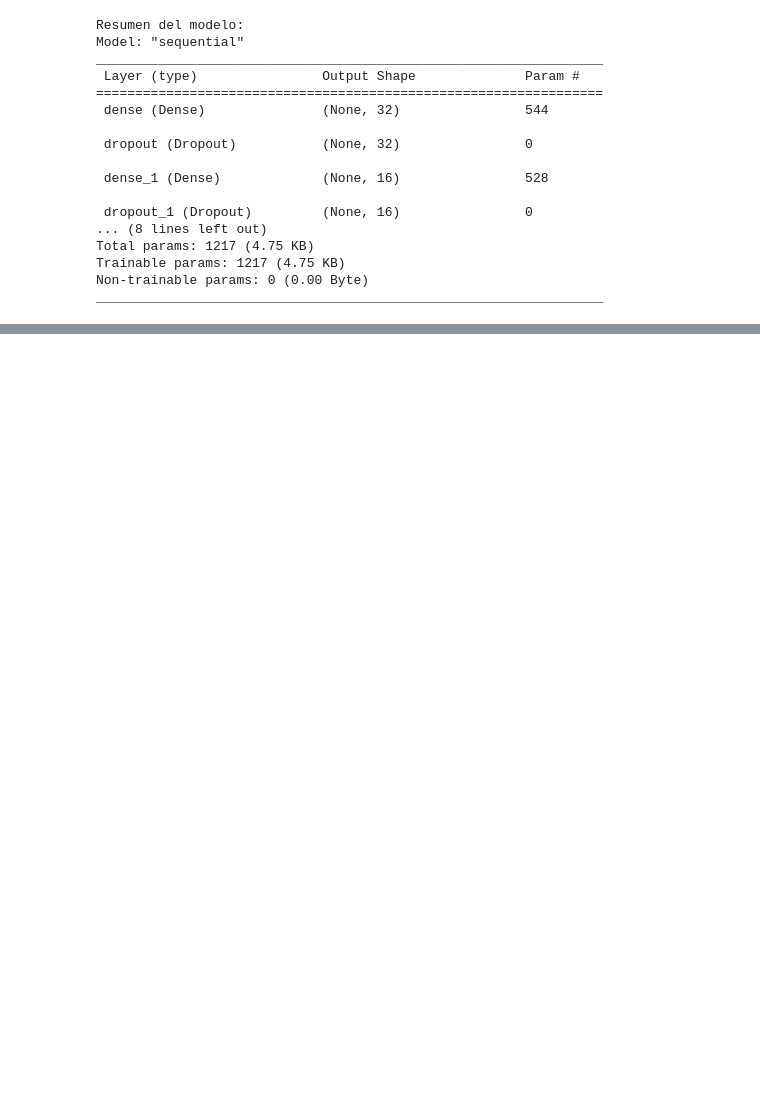
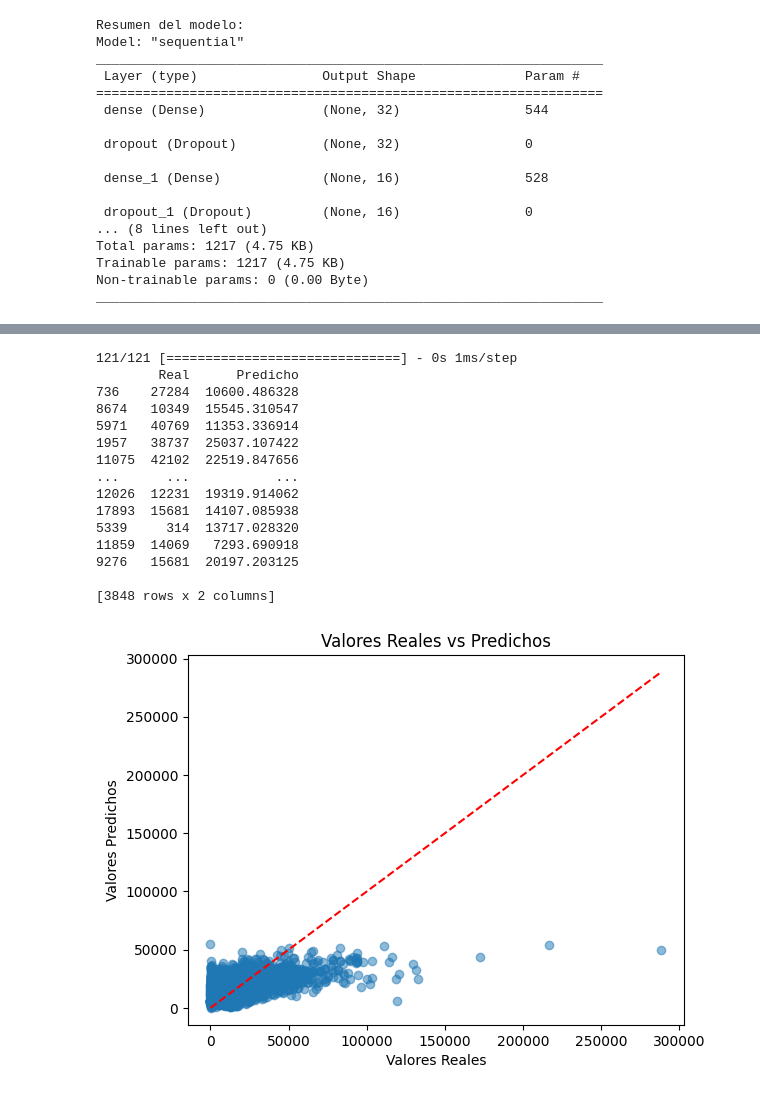
Before and after one commit to ricmiber96/IABD, a Jupyter notebook: proyectos/Car_Price_Challenge/notebook/car_prediction.ipynb, the cells around one changed output, grey strips where cells are left out. Saved outputs shown, nothing was run; the diff lists cells and outputs as text; code cells hidden in the pictures; blank space fills up the shorter version.

```diff
--- a/proyectos/Car_Price_Challenge/notebook/car_prediction.ipynb
+++ b/proyectos/Car_Price_Challenge/notebook/car_prediction.ipynb
@@ -385,0 +341,35 @@ plt.show()
+# %%
+# Hacer predicciones
+y_pred = model.predict(X_test)
+
+# Comparar valores reales vs predichos
+results = pd.DataFrame({"Real": y_test, "Predicho": y_pred.flatten()})
+print(results)
+
+
+import matplotlib.pyplot as plt
+
+# Graficar valores reales vs predichos
+plt.scatter(y_test, y_pred, alpha=0.5)
+plt.plot([min(y_test), max(y_test)], [min(y_test), max(y_test)], color="red", linestyle="--")
+plt.xlabel("Valores Reales")
+plt.ylabel("Valores Predichos")
+plt.title("Valores Reales vs Predichos")
+plt.show()
+# %% [output]
+121/121 [==============================] - 0s 1ms/step
+        Real      Predicho
+736    27284  10600.486328
+8674   10349  15545.310547
+5971   40769  11353.336914
+1957   38737  25037.107422
+11075  42102  22519.847656
+...      ...           ...
+12026  12231  19319.914062
+17893  15681  14107.085938
+5339     314  13717.028320
+11859  14069   7293.690918
+9276   15681  20197.203125
+
+[3848 rows x 2 columns]
+[figure, added]
```
Also changed, not shown: parts of 15 cells of this notebook, 1 other file.
